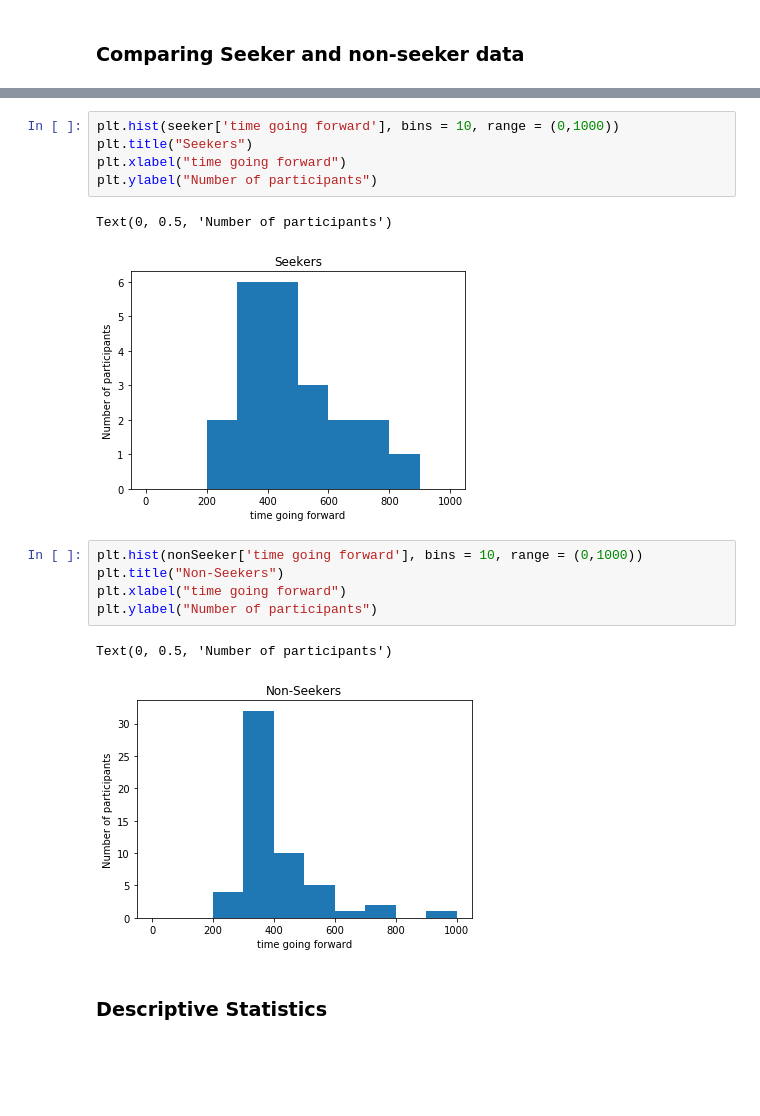
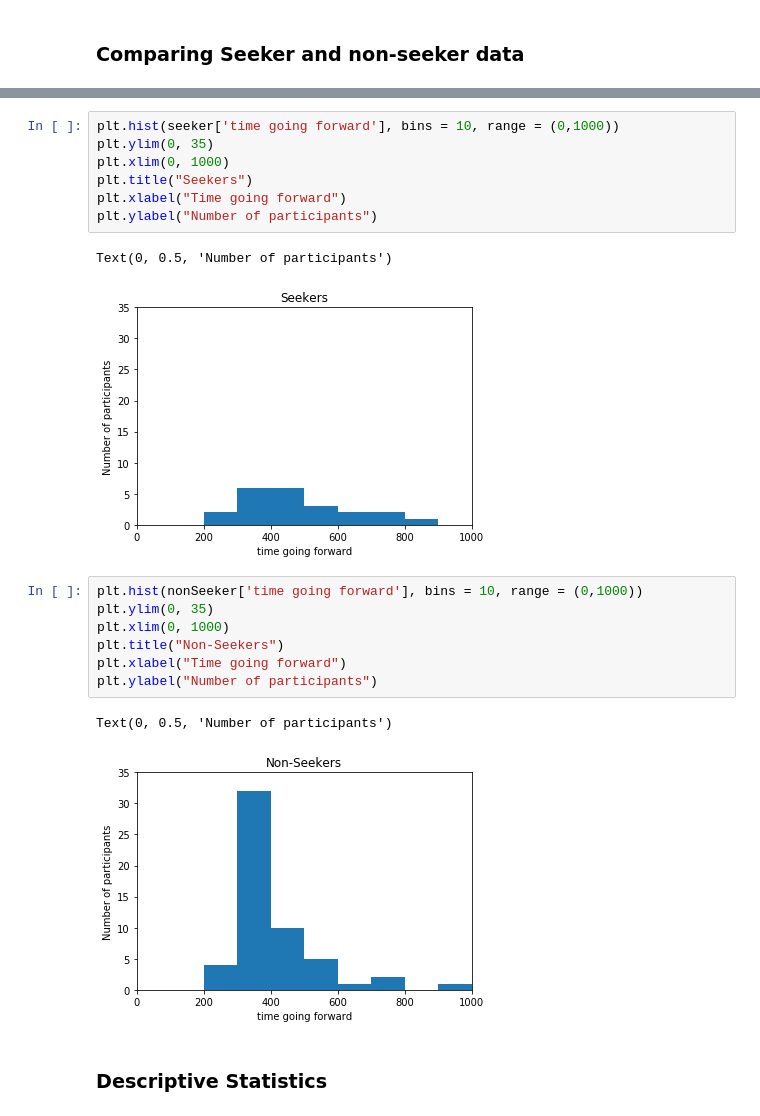
Before and after one commit to latedude2/P5-data-analysis, a Jupyter notebook: P5_result_analysis.ipynb, the cells around one changed output, grey strips where cells are left out. Cells and saved outputs as stored; diff of their text form; blank space fills up the shorter version.

Commit message:
Fix graph drawing

```diff
--- a/P5_result_analysis.ipynb
+++ b/P5_result_analysis.ipynb
@@ -397,19 +499,23 @@ nonSeeker = data.loc[data["player archetype"] != "Seeker"]
 # %%
 plt.hist(seeker['time going forward'], bins = 10, range = (0,1000))
+plt.ylim(0, 35)
+plt.xlim(0, 1000)
 plt.title("Seekers")
-plt.xlabel("time going forward")
+plt.xlabel("Time going forward")
 plt.ylabel("Number of participants")
 # %% [output]
 Text(0, 0.5, 'Number of participants')
-[figure, old version]
+[figure, new version]
 # %%
 plt.hist(nonSeeker['time going forward'], bins = 10, range = (0,1000))
+plt.ylim(0, 35)
+plt.xlim(0, 1000)
 plt.title("Non-Seekers")
-plt.xlabel("time going forward")
+plt.xlabel("Time going forward")
 plt.ylabel("Number of participants")
 # %% [output]
 Text(0, 0.5, 'Number of participants')
-[figure, old version]
+[figure, new version]
 # %% [markdown]
 ### Descriptive Statistics
 # %%
```
Also changed, not shown: parts of 61 cells of this notebook, 1 other file.
